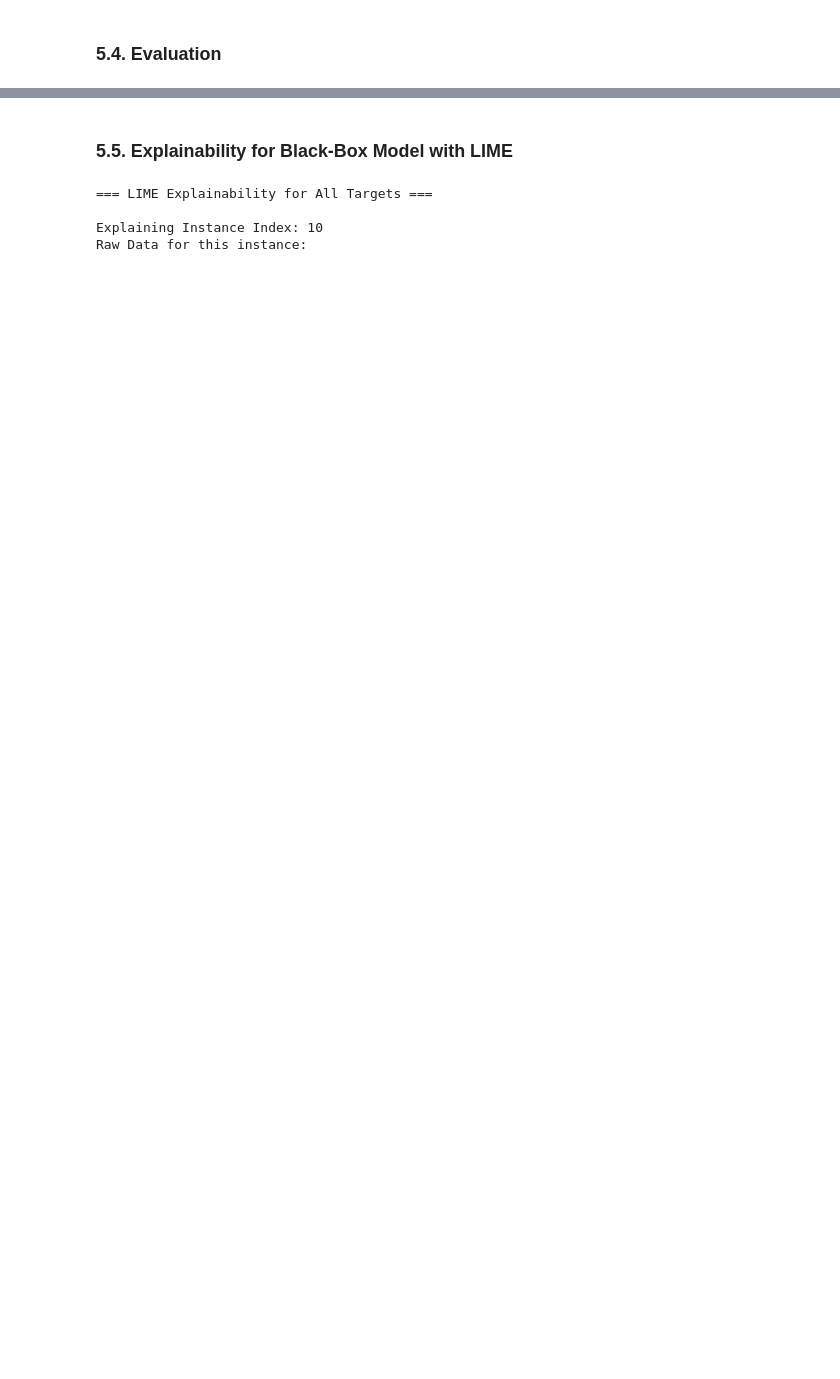
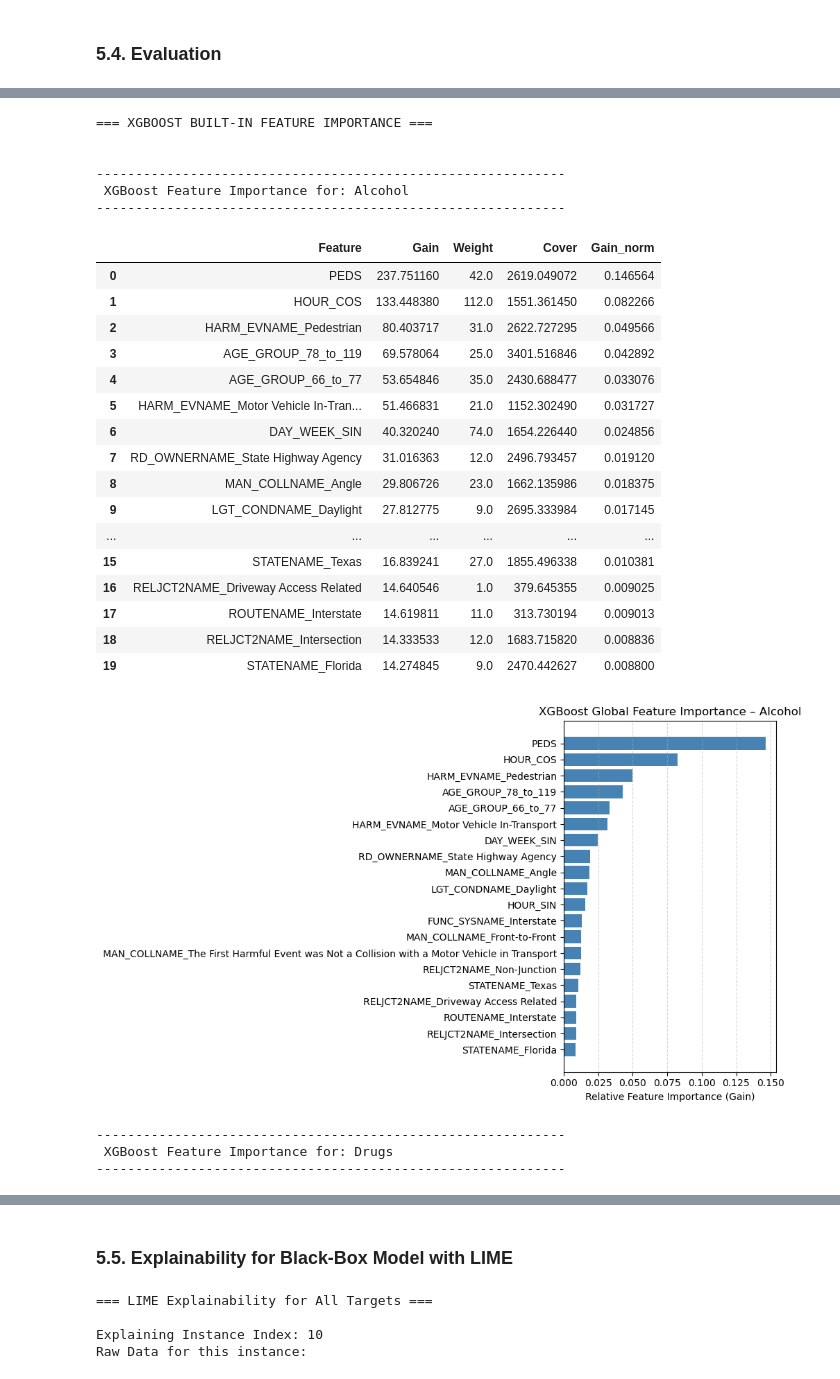
Before and after one commit to PFans-201/US_accidents_project, a Jupyter notebook: FDS_G5_PROJECT.ipynb, the cells around one changed output, grey strips where cells are left out. Drawn from its saved outputs; the diff is of its cells as text; code cells hidden in the pictures; blank space fills up the shorter version.

Commit message:
added built in xgb feature selection

```diff
--- a/FDS_G5_PROJECT.ipynb
+++ b/FDS_G5_PROJECT.ipynb
@@ -2358,0 +2423,80 @@ else:
+# %%
+def plot_xgb_importance(df_imp, target_name):
+    plt.figure(figsize=(10, 6))
+
+    plt.barh(
+        df_imp["Feature"][::-1],
+        df_imp["Gain_norm"][::-1],
+        color="steelblue"
+    )
+
+    plt.xlabel("Relative Feature Importance (Gain)")
+    plt.title(f"XGBoost Global Feature Importance – {target_name}")
+    plt.grid(axis="x", linestyle="--", alpha=0.5)
+    plt.tight_layout()
+    plt.show()
+# %%
+print("\n\n=== XGBOOST BUILT-IN FEATURE IMPORTANCE ===\n")
+
+for target_name in test_targets.keys():
+
+    if target_name not in results:
+        print(f"Skipping {target_name} (no model found)")
+        continue
+
+    print(f"\n{'-'*60}")
+    print(f" XGBoost Feature Importance for: {target_name}")
+    print(f"{'-'*60}")
+
+    try:
+        xgb_model = results[target_name]["XGBoost"]
+
+        # Get transformed feature names for this model
+        feature_names = get_xgb_feature_names(
+            xgb_model,
+            X_train_filtered
+        )
+
+        # Get importance table
+        df_imp = get_xgb_importances(
+            xgb_model,
+            feature_names,
+            top_k=20
+        )
+
+        # Print table
+        display(df_imp)
+
+        # Plot results
+        plot_xgb_importance(df_imp, target_name)
+
+    except Exception as e:
+        print(f"Error extracting importance for {target_name}: {e}")
+# %% [output]
+=== XGBOOST BUILT-IN FEATURE IMPORTANCE ===
+
+
+------------------------------------------------------------
+ XGBoost Feature Importance for: Alcohol
+------------------------------------------------------------
+|  | Feature | Gain | Weight | Cover | Gain_norm |
+| 0 | PEDS | 237.751160 | 42.0 | 2619.049072 | 0.146564 |
+| 1 | HOUR_COS | 133.448380 | 112.0 | 1551.361450 | 0.082266 |
+| 2 | HARM_EVNAME_Pedestrian | 80.403717 | 31.0 | 2622.727295 | 0.049566 |
+| 3 | AGE_GROUP_78_to_119 | 69.578064 | 25.0 | 3401.516846 | 0.042892 |
+| 4 | AGE_GROUP_66_to_77 | 53.654846 | 35.0 | 2430.688477 | 0.033076 |
+| 5 | HARM_EVNAME_Motor Vehicle In-Tran... | 51.466831 | 21.0 | 1152.302490 | 0.031727 |
+| 6 | DAY_WEEK_SIN | 40.320240 | 74.0 | 1654.226440 | 0.024856 |
+| 7 | RD_OWNERNAME_State Highway Agency | 31.016363 | 12.0 | 2496.793457 | 0.019120 |
+| 8 | MAN_COLLNAME_Angle | 29.806726 | 23.0 | 1662.135986 | 0.018375 |
+| 9 | LGT_CONDNAME_Daylight | 27.812775 | 9.0 | 2695.333984 | 0.017145 |
+| ... | ... | ... | ... | ... | ... |
+| 15 | STATENAME_Texas | 16.839241 | 27.0 | 1855.496338 | 0.010381 |
+| 16 | RELJCT2NAME_Driveway Access Related | 14.640546 | 1.0 | 379.645355 | 0.009025 |
+| 17 | ROUTENAME_Interstate | 14.619811 | 11.0 | 313.730194 | 0.009013 |
+| 18 | RELJCT2NAME_Intersection | 14.333533 | 12.0 | 1683.715820 | 0.008836 |
+| 19 | STATENAME_Florida | 14.274845 | 9.0 | 2470.442627 | 0.008800 |
+[figure, added]
+------------------------------------------------------------
+ XGBoost Feature Importance for: Drugs
+------------------------------------------------------------
```
Also changed, not shown: parts of 14 cells of this notebook.
